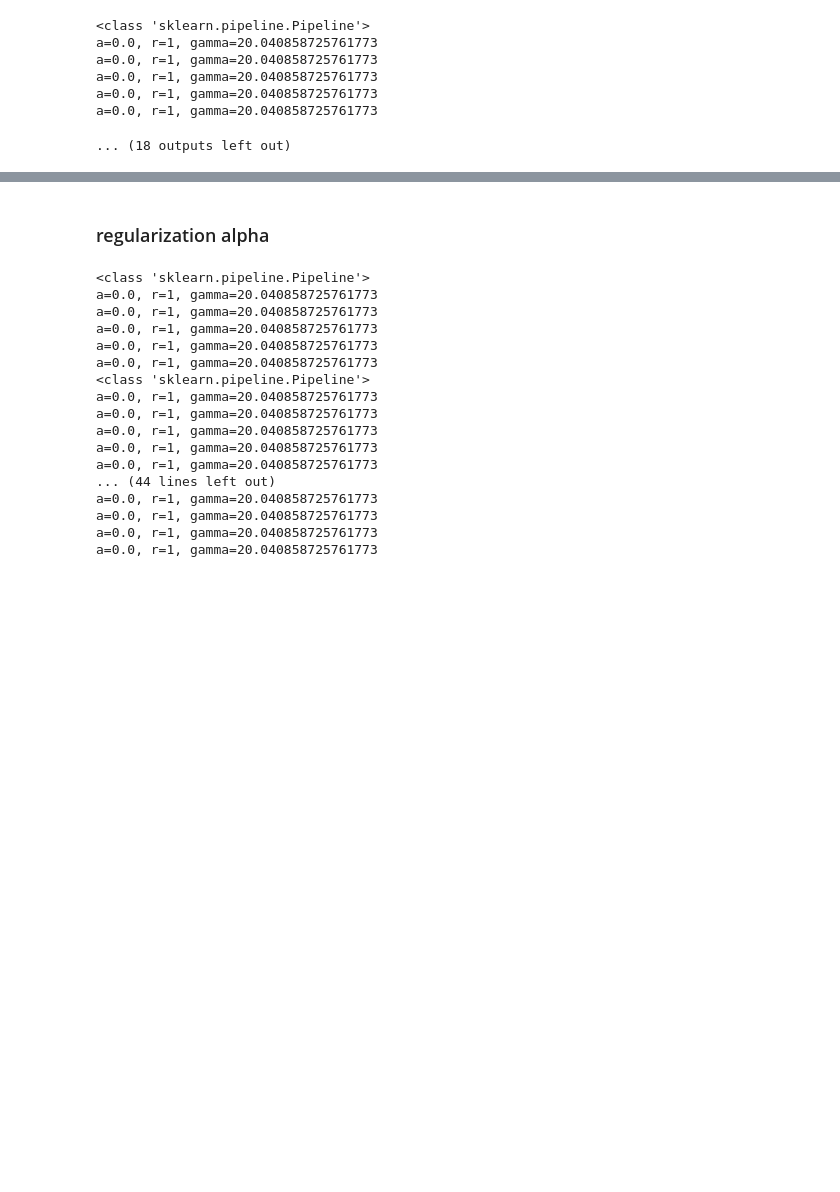
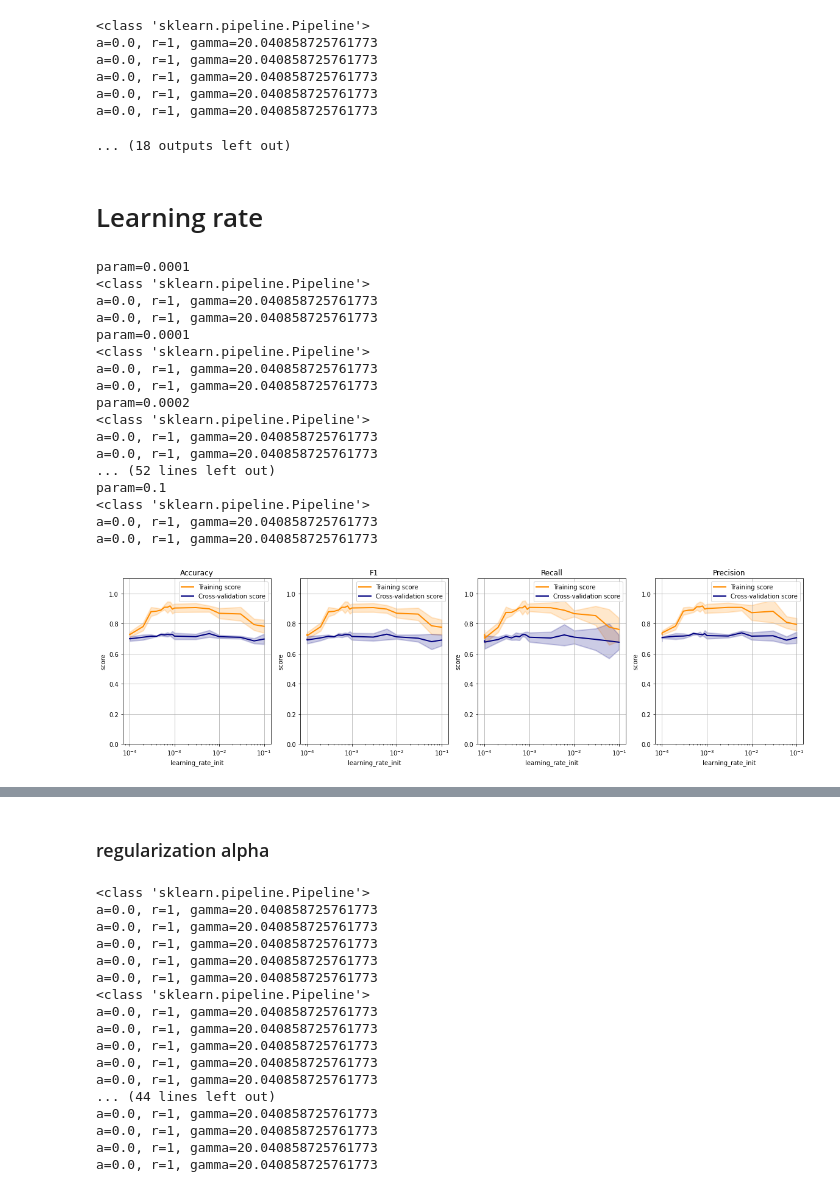
Before and after one commit to jayhtian/cs7641, a Jupyter notebook: supervised_learning/poland_neural_network.ipynb, the cells around one changed output, grey strips where cells are left out. Drawn from its saved outputs; the diff is of its cells as text; code cells hidden in the pictures; blank space fills up the shorter version.

```diff
--- a/supervised_learning/poland_neural_network.ipynb
+++ b/supervised_learning/poland_neural_network.ipynb
@@ -422,3 +422,41 @@ a=0.0, r=1, gamma=20.040858725761773
 a=0.0, r=1, gamma=20.040858725761773
 a=0.0, r=1, gamma=20.040858725761773
 ... (18 outputs left out)
+# %% [markdown]
+# Learning rate
+# %%
+# optimize using learning rate
+# set update scheme to "adaptive" instead of default "constant"
+X_train, X_test, y_train, y_test = train_test_split(X, y, test_size=0.3, random_state=42)
+
+param_range = [1e-4, 1e-4, 2e-4, 3e-4, 4e-4, 5e-4, 6e-4, 7e-4, 8e-4, 9e-4, 1e-3, 3e-3, 6e-3, 1e-2, 3e-2, 6e-2, 1e-1]
+param_range.sort()
+scoring = ['accuracy', 'f1', 'recall', 'precision']
+
+cv = StratifiedKFold(n_splits=2, shuffle=True, random_state=0)
+classifier = MLPClassifier(solver='adam', activation='relu', hidden_layer_sizes=42,
+                           alpha=1e-4, random_state=0, max_iter=5000, learning_rate='adaptive')
+
+results_store, plt = plot_validation_curve_with_undersampling(classifier, X_train, y_train,
+                      param_name='learning_rate_init', param_range=param_range, fit_params=None, error_score='raise',
+                      cv=cv, scoring=scoring, n_jobs=8, iterations=2, undersampling_ratio=1, is_pipe=True,
+                                                              x_axis_is_log=True, param_range_idx=1)
+# %% [output]
+param=0.0001
+<class 'sklearn.pipeline.Pipeline'>
+a=0.0, r=1, gamma=20.040858725761773
+a=0.0, r=1, gamma=20.040858725761773
+param=0.0001
+<class 'sklearn.pipeline.Pipeline'>
+a=0.0, r=1, gamma=20.040858725761773
+a=0.0, r=1, gamma=20.040858725761773
+param=0.0002
+<class 'sklearn.pipeline.Pipeline'>
+a=0.0, r=1, gamma=20.040858725761773
+a=0.0, r=1, gamma=20.040858725761773
+... (52 lines left out)
+param=0.1
+<class 'sklearn.pipeline.Pipeline'>
+a=0.0, r=1, gamma=20.040858725761773
+a=0.0, r=1, gamma=20.040858725761773
+[figure, added]
```
Also changed, not shown: parts of 12 cells of this notebook, 21 other files.
